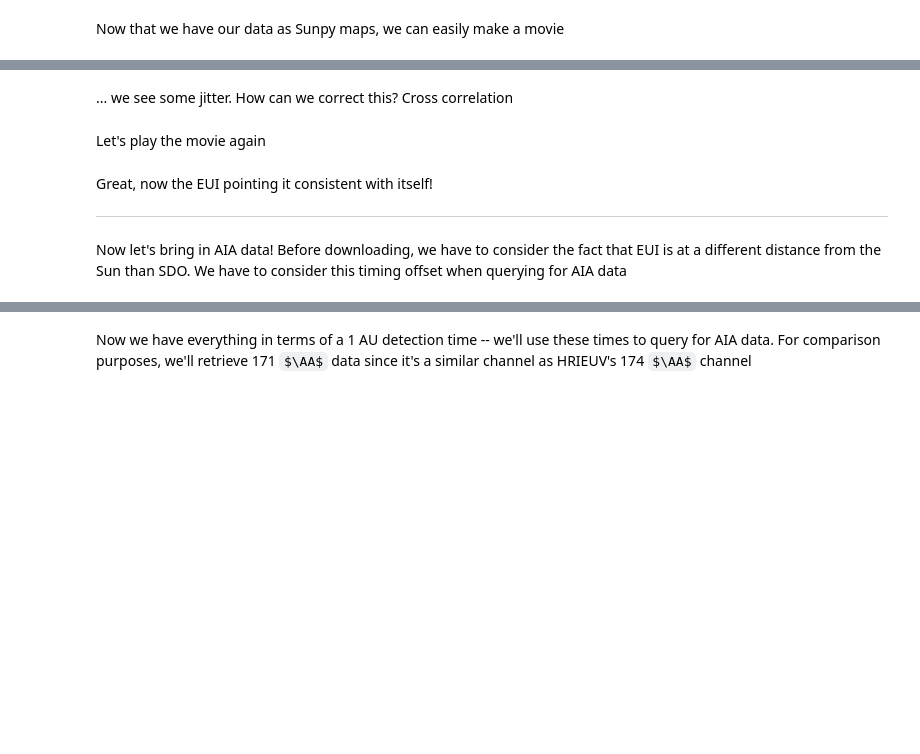
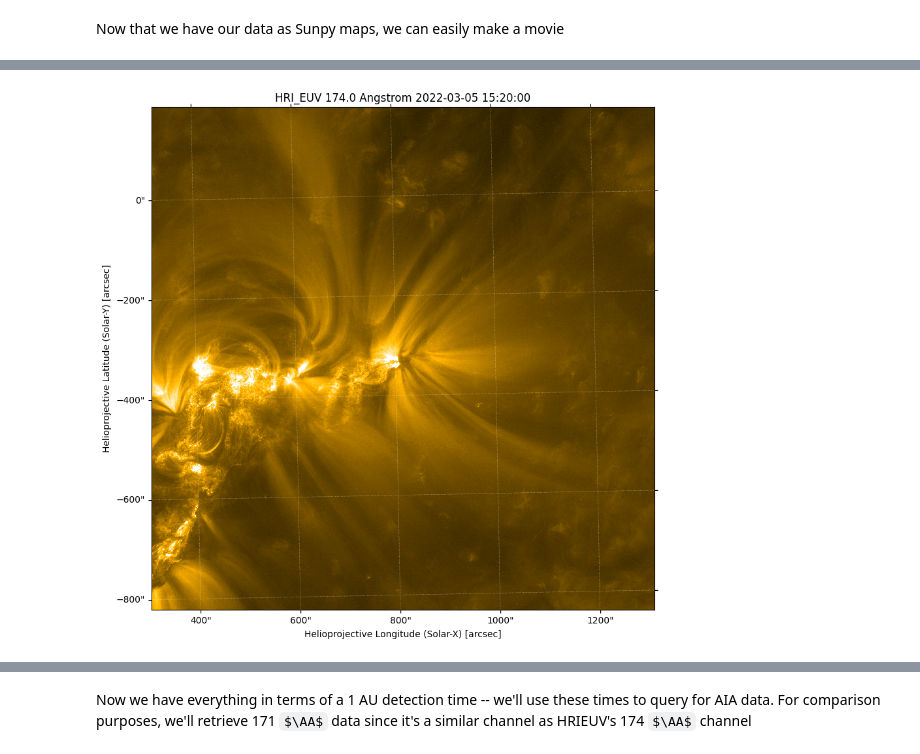
Before and after one commit to aylaweitz/SDO-EUI-mini-workshop, a Jupyter notebook: tutorial.ipynb, the cells around one changed output, grey strips where cells are left out. Drawn from its saved outputs; the diff is of its cells as text; code cells hidden in the pictures; some formulas as TeX source; blank space fills up the shorter version.

```diff
--- a/tutorial.ipynb
+++ b/tutorial.ipynb
@@ -17,6 +17,7 @@ import matplotlib.pyplot as plt
 import numpy as np
 
 import astropy
+from astropy.visualization import ImageNormalize, SqrtStretch, PowerStretch
 
 import sunpy
 import sunpy.map
@@ -24,6 +25,15 @@ import sunpy_soar
 from sunpy.net import Fido, attrs as a
 
 import astropy.units as u
+from astropy.coordinates import SkyCoord
+
+import skimage
+import scipy
+
+from tqdm import tqdm
+
+# big plots!
+plt.rcParams["figure.figsize"] = (10, 10)
 # %% [markdown]
 ---
 
@@ -51,8 +81,18 @@ Let's download the EUI files we queried for
 eui_files = Fido.fetch(eui_result)
 
 # read the data files in as a sequence of SunPy maps
-sunpy.map.Map(eui_files, sequence=True)
+eui_seq = sunpy.map.Map(eui_files, sequence=True)
 # %% [markdown]
 Now that we have our data as Sunpy maps, we can easily make a movie
 # %%
-##### Movie ####
+for each_map in eui_seq:
+
+    # normalize each map the same way
+    each_map.plot_settings['norm'] = ImageNormalize(vmin=0, vmax=10000, stretch=SqrtStretch())
+
+plt.figure()
+ani = eui_seq.plot()
+
+# will save a gif
+ani.save('first_eui_animation.gif')
+# %% [output]
@@ -59,2 +101 @@ Now that we have our data as Sunpy maps, we can easily make a movie
+[figure, added]
-# %% [markdown]
-... we see some jitter. How can we correct this? Cross correlation
@@ -63,2 +101,0 @@ Now that we have our data as Sunpy maps, we can easily make a movie
-# %% [markdown]
-Let's play the movie again
@@ -67,6 +101,0 @@ Let's play the movie again
-# %% [markdown]
-Great, now the EUI pointing it consistent with itself!
-
----
-
-Now let's bring in AIA data! Before downloading, we have to consider the fact that EUI is at a different distance from the Sun than SDO. We have to consider this timing offset when querying for AIA data
```
Also changed, not shown: parts of 32 cells of this notebook.
